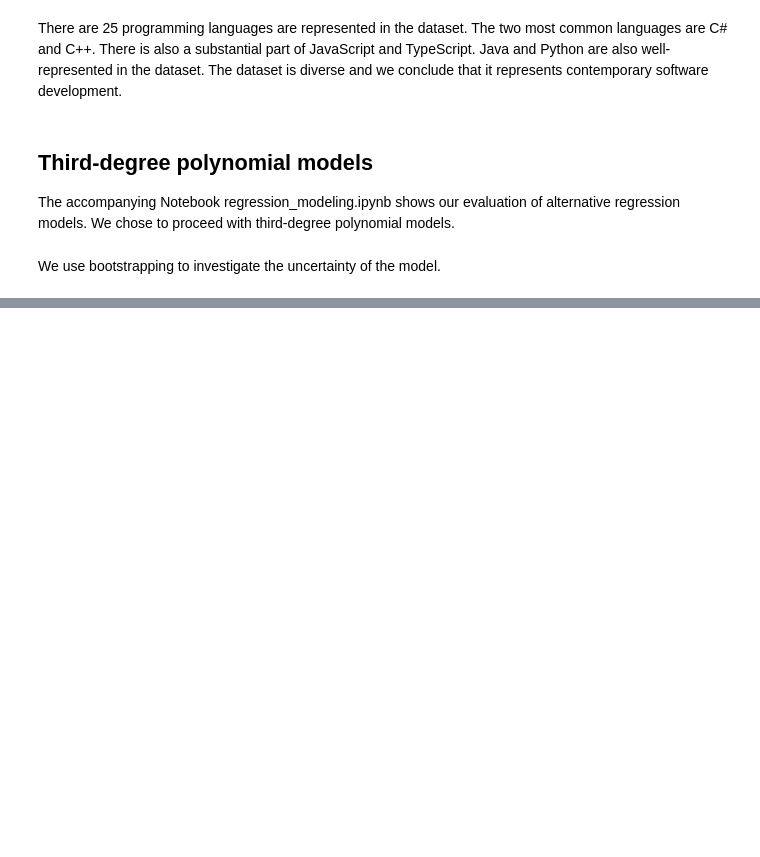
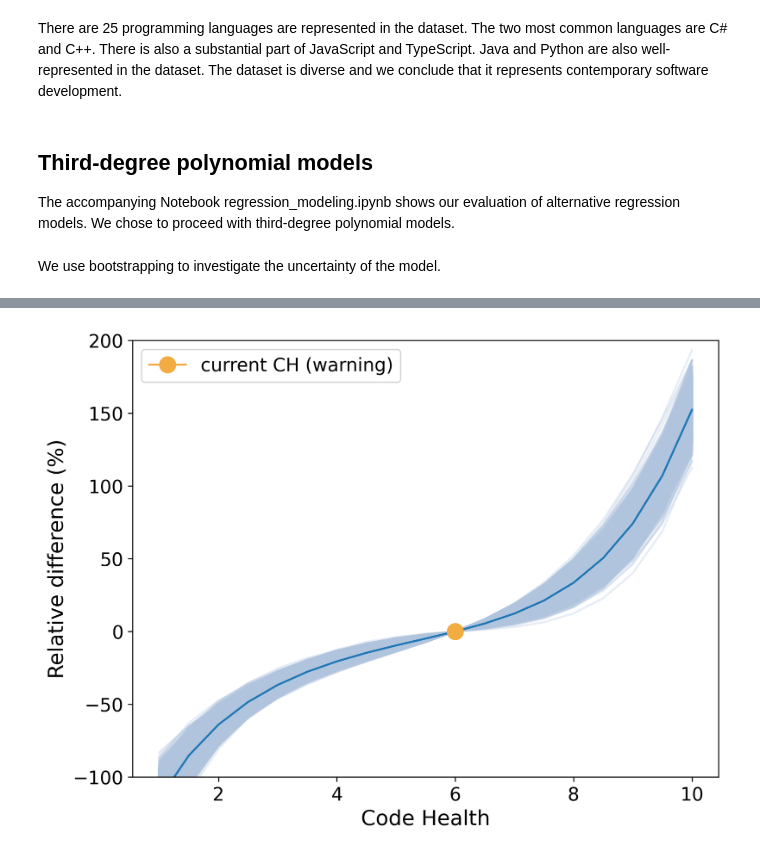
Before and after one commit to codescene-research/increasing-returns-techdebt-2024, a Jupyter notebook: TechDebt24_increasing_returns.ipynb, the cells around one changed output, grey strips where cells are left out. Cells and saved outputs as stored; diff of their text form; code cells hidden in the pictures; blank space fills up the shorter version.

```diff
--- a/TechDebt24_increasing_returns.ipynb
+++ b/TechDebt24_increasing_returns.ipynb
@@ -274,0 +276,4 @@ Pol_value_plot(100,5.2,0.3)
+# %%
+plot_value(100,6.0,0.25)
+# %% [output]
+[figure, added]
```
Also changed, not shown: parts of 12 cells of this notebook.
